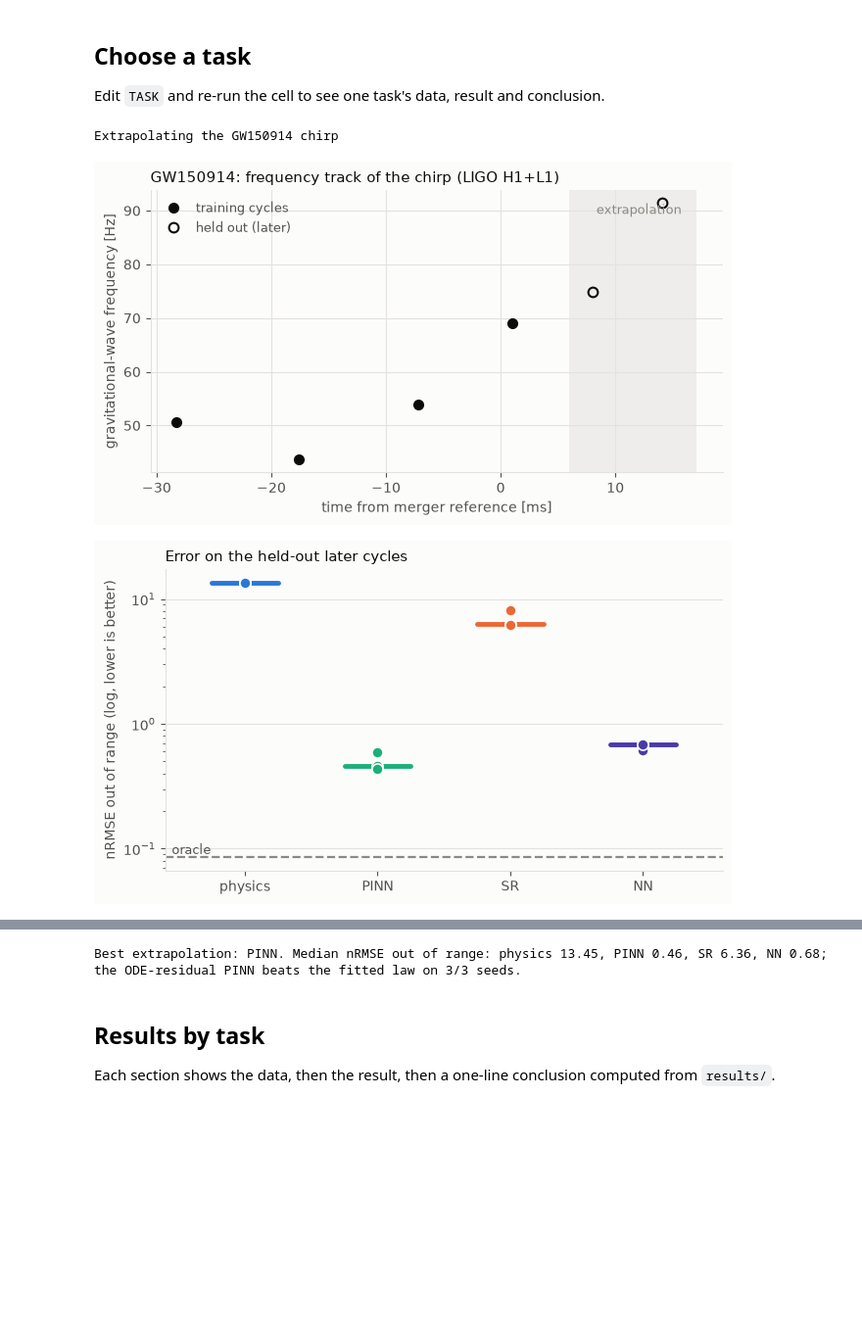
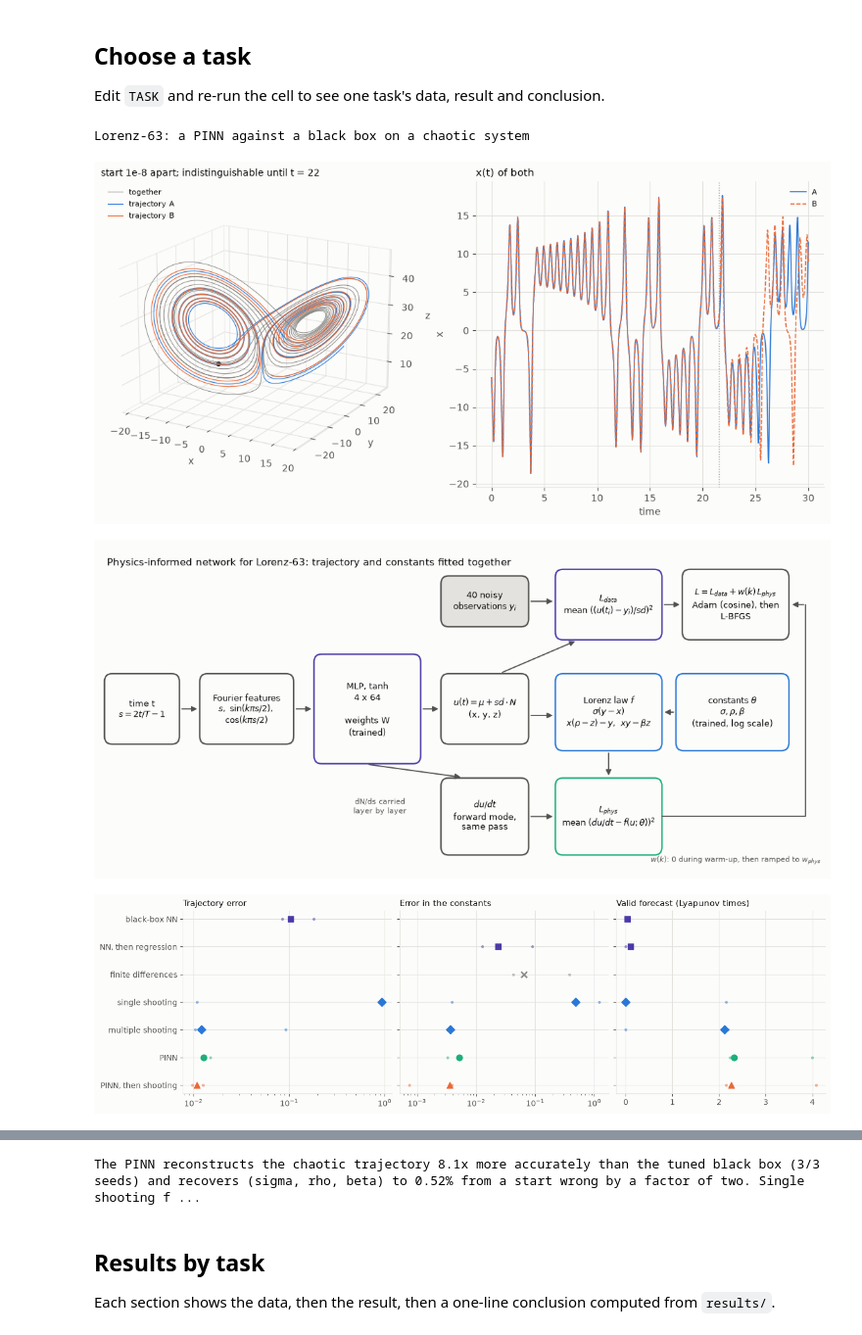
Before and after one commit to drorjac/physics-prior, a Jupyter notebook: notebooks/summary.ipynb, the cells around one changed output, grey strips where cells are left out. Shown at 98% size. Cells and saved outputs as stored; diff of their text form; code cells hidden in the pictures; blank space fills up the shorter version.

```diff
--- a/notebooks/summary.ipynb
+++ b/notebooks/summary.ipynb
@@ -52,9 +52,10 @@ Protocol:
 
 Edit `TASK` and re-run the cell to see one task's data, result and conclusion.
 # %%
-TASK = "gw150914"  # one of: gw150914, neglected, pulsars, reconstruction, dynamics, weather, constants, data_budget
+TASK = "lorenz"  # one of: lorenz, gw150914, neglected, pulsars, reconstruction, dynamics, weather, constants, data_budget
 S.show(TASK)
 # %% [output]
-Extrapolating the GW150914 chirp
+Lorenz-63: a PINN against a black box on a chaotic system
-[figure, old version]
+[figure, new version]
-[figure, old version]
+[figure, new version]
+[figure, added]
@@ -61,4 +66,4 @@ Extrapolating the GW150914 chirp
-Best extrapolation: PINN. Median nRMSE out of range: physics 13.45, PINN 0.46, SR 6.36, NN 0.68; the ODE-residual PINN beats the fitted law on 3/3 seeds.
+The PINN reconstructs the chaotic trajectory 8.1x more accurately than the tuned black box (3/3 seeds) and recovers (sigma, rho, beta) to 0.52% from a start wrong by a factor of two. Single shooting f ...
 # %% [markdown]
 ## Results by task
 
```
Also changed, not shown: parts of 18 cells of this notebook, 14 other files.
